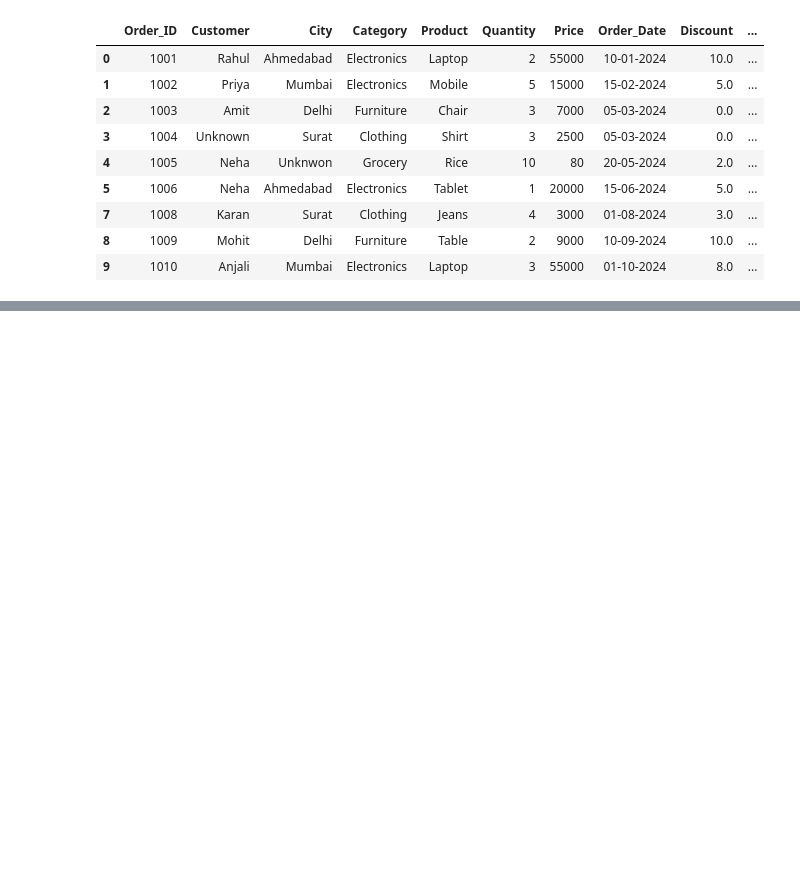
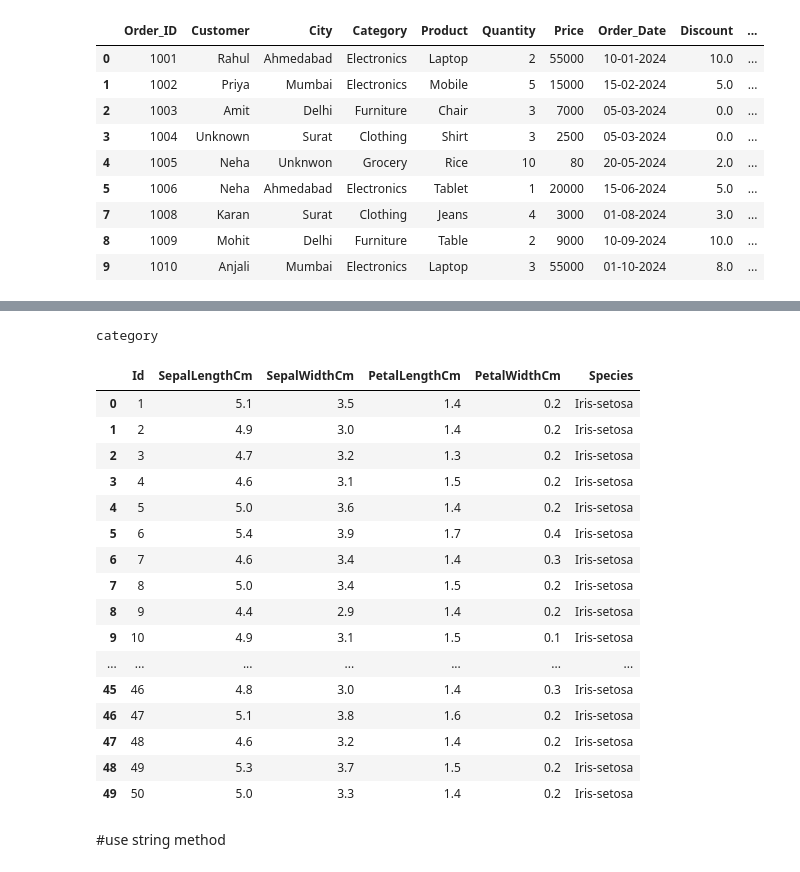
Before and after one commit to karanrathod232004/Pandas, a Jupyter notebook: Practice_small_dataset.ipynb, the cells around one changed output, grey strips where cells are left out. Cells and saved outputs as stored; diff of their text form; code cells hidden in the pictures; blank space fills up the shorter version.

```diff
--- a/Practice_small_dataset.ipynb
+++ b/Practice_small_dataset.ipynb
@@ -261,0 +535,29 @@ data
+# %%
+#Convert the species column to categorycal data type
+data["Species"] = pd.Categorical(data["Species"])
+print(data["Species"].dtype)
+# %% [output]
+category
+# %%
+#Reset the index of the data frame after filtering rows for 'iris-setosa' only
+data.query("Species == 'Iris-setosa'").reset_index(drop=True)
+# %% [output]
+|  | Id | SepalLengthCm | SepalWidthCm | PetalLengthCm | PetalWidthCm | Species |
+| 0 | 1 | 5.1 | 3.5 | 1.4 | 0.2 | Iris-setosa |
+| 1 | 2 | 4.9 | 3.0 | 1.4 | 0.2 | Iris-setosa |
+| 2 | 3 | 4.7 | 3.2 | 1.3 | 0.2 | Iris-setosa |
+| 3 | 4 | 4.6 | 3.1 | 1.5 | 0.2 | Iris-setosa |
+| 4 | 5 | 5.0 | 3.6 | 1.4 | 0.2 | Iris-setosa |
+| 5 | 6 | 5.4 | 3.9 | 1.7 | 0.4 | Iris-setosa |
+| 6 | 7 | 4.6 | 3.4 | 1.4 | 0.3 | Iris-setosa |
+| 7 | 8 | 5.0 | 3.4 | 1.5 | 0.2 | Iris-setosa |
+| 8 | 9 | 4.4 | 2.9 | 1.4 | 0.2 | Iris-setosa |
+| 9 | 10 | 4.9 | 3.1 | 1.5 | 0.1 | Iris-setosa |
+| ... | ... | ... | ... | ... | ... | ... |
+| 45 | 46 | 4.8 | 3.0 | 1.4 | 0.3 | Iris-setosa |
+| 46 | 47 | 5.1 | 3.8 | 1.6 | 0.2 | Iris-setosa |
+| 47 | 48 | 4.6 | 3.2 | 1.4 | 0.2 | Iris-setosa |
+| 48 | 49 | 5.3 | 3.7 | 1.5 | 0.2 | Iris-setosa |
+| 49 | 50 | 5.0 | 3.3 | 1.4 | 0.2 | Iris-setosa |
+# %% [markdown]
+#use string method
```
Also changed, not shown: parts of 31 cells of this notebook.
